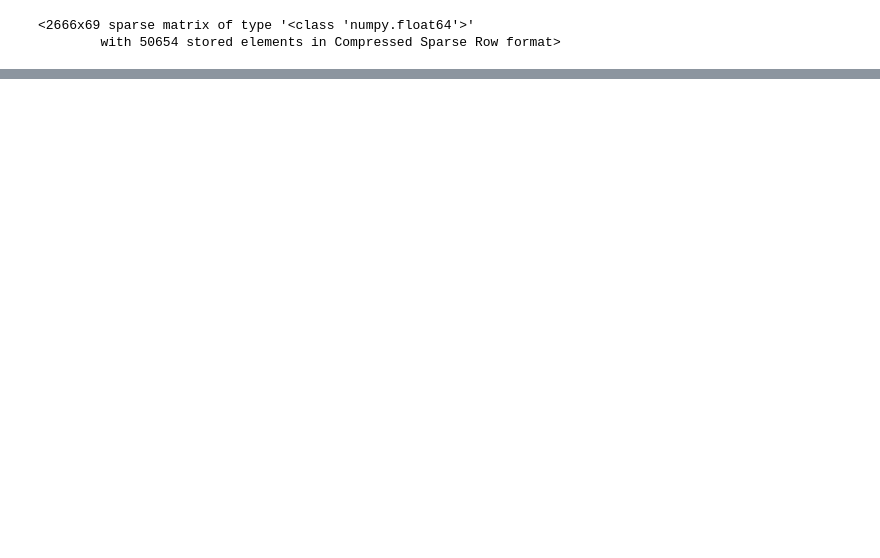
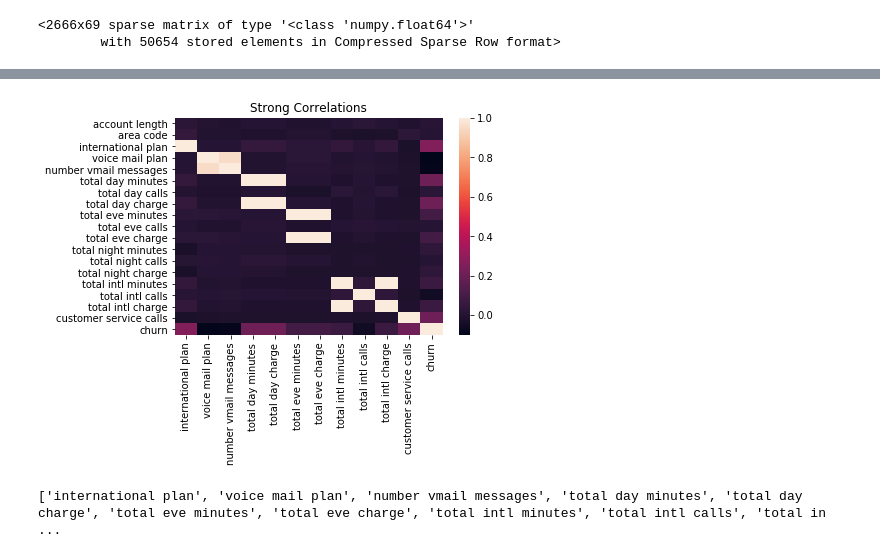
Before and after one commit to samjdedes/project3_ChurnModeling, a Jupyter notebook: notebooks/Jeff_eda.ipynb, the cells around one changed output, grey strips where cells are left out. Saved outputs shown, nothing was run; the diff lists cells and outputs as text; code cells hidden in the pictures; blank space fills up the shorter version.

```diff
--- a/notebooks/Jeff_eda.ipynb
+++ b/notebooks/Jeff_eda.ipynb
@@ -368,0 +519,2 @@ array([nan, nan, nan])
+# %%
+correlations = df.corr()
@@ -368,0 +539,13 @@ array([nan, nan, nan])
+# %%
+heat = correlations[['international plan',
+ 'voice mail plan',
+ 'number vmail messages',
+ 'total day minutes',
+ 'total day charge',
+ 'total eve minutes',
+ 'total eve charge',
+ 'total intl minutes',
+ 'total intl calls',
+ 'total intl charge',
+ 'customer service calls',
+ 'churn']]
@@ -368,0 +576,21 @@ array([nan, nan, nan])
+# %%
+import matplotlib.pyplot as plt
+import seaborn as sns
+fig, ax = plt.subplots()
+ex = sns.heatmap(heat)
+ax.set_title('Strong Correlations');
+plt.savefig('corr_heat_map.png')
+# %% [output]
+[figure, added]
+# %%
+# Filter data
+# create list of columns with correlations greater than a given percentage
+min_percent = 0.05
+corr = df.corr()
+strong_corrs = []
+for key, value in dict(corr.churn).items():
+    if abs(value) > min_percent:
+        strong_corrs.append(key)
+print(strong_corrs)
+# %% [output]
+['international plan', 'voice mail plan', 'number vmail messages', 'total day minutes', 'total day charge', 'total eve minutes', 'total eve charge', 'total intl minutes', 'total intl calls', 'total in ...
```
Also changed, not shown: parts of 32 cells of this notebook, 2 other files.
